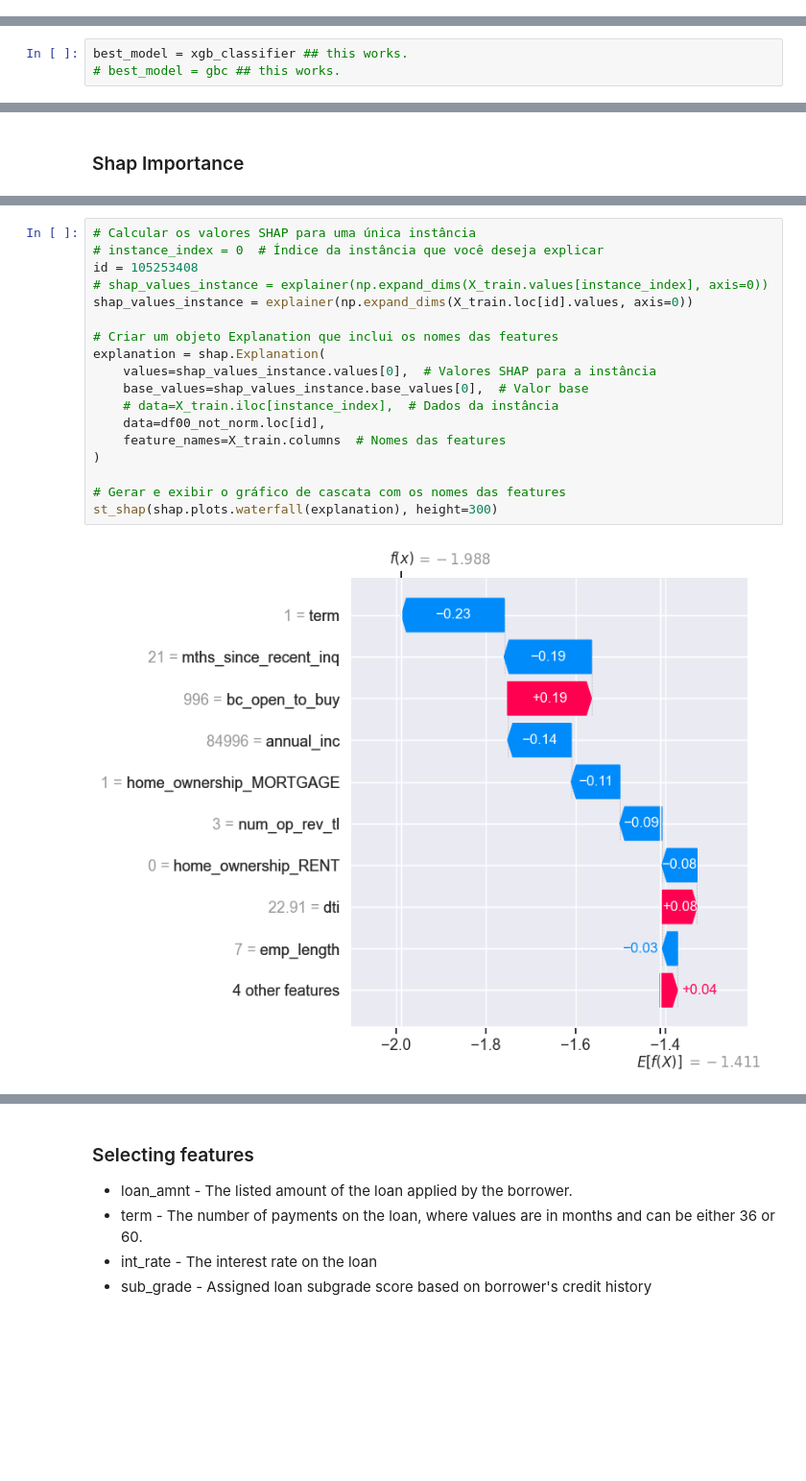
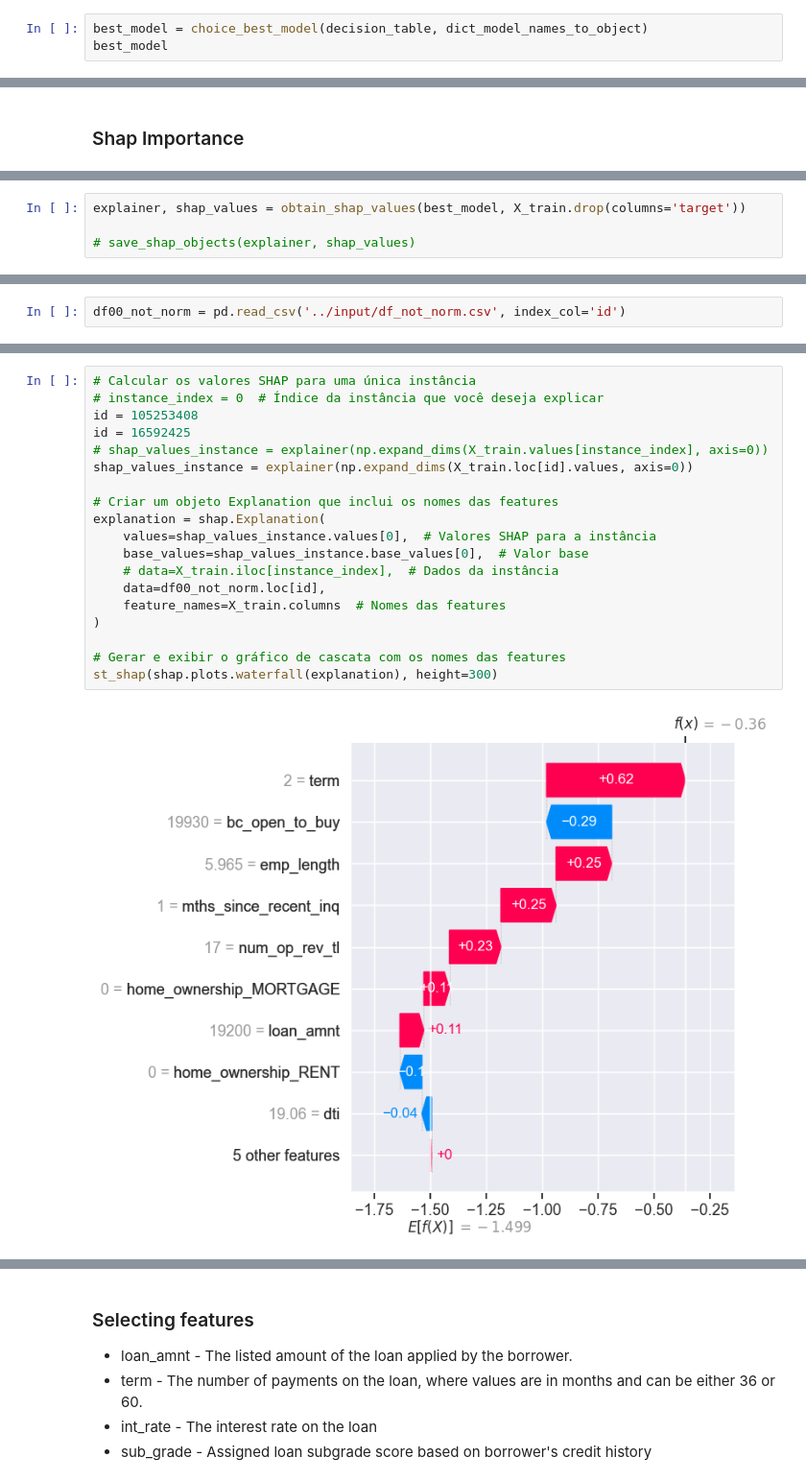
Before and after one commit to rodrafanas/credit_score_project, a Jupyter notebook: notebook/04_EVALUATION.ipynb, the cells around one changed output, grey strips where cells are left out. Shown: that part at 96% size. Cells and saved outputs as stored; diff of their text form; blank space fills up the shorter version.

```diff
--- a/notebook/04_EVALUATION.ipynb
+++ b/notebook/04_EVALUATION.ipynb
@@ -214,0 +580,3 @@ decision_table
+# %%
+best_model = choice_best_model(decision_table, dict_model_names_to_object)
+best_model
@@ -386,6 +602,3 @@ make_confusion_matrix_test(X_test,logreg, info='perc',threshold=0.210526)
-# %%
-best_model = xgb_classifier ## this works.
-# best_model = gbc ## this works.
 # %% [markdown]
 ## Adding results to Train, Val and Test dataframe
 # %%
@@ -468,0 +630,4 @@ DeltaGenerator()
+# %%
+explainer, shap_values = obtain_shap_values(best_model, X_train.drop(columns='target'))
+
+# save_shap_objects(explainer, shap_values)
@@ -477,0 +662,2 @@ X_train.head(2)
+# %%
+df00_not_norm = pd.read_csv('../input/df_not_norm.csv', index_col='id')
@@ -496,20 +702,21 @@ Name: 16592425, dtype: float64
 # %%
 # Calcular os valores SHAP para uma única instância
 # instance_index = 0  # Índice da instância que você deseja explicar
 id = 105253408
+id = 16592425
 # shap_values_instance = explainer(np.expand_dims(X_train.values[instance_index], axis=0))
 shap_values_instance = explainer(np.expand_dims(X_train.loc[id].values, axis=0))
 
 # Criar um objeto Explanation que inclui os nomes das features
 explanation = shap.Explanation(
     values=shap_values_instance.values[0],  # Valores SHAP para a instância
     base_values=shap_values_instance.base_values[0],  # Valor base
     # data=X_train.iloc[instance_index],  # Dados da instância
     data=df00_not_norm.loc[id],
     feature_names=X_train.columns  # Nomes das features
 )
 
 # Gerar e exibir o gráfico de cascata com os nomes das features
 st_shap(shap.plots.waterfall(explanation), height=300)
 # %% [output]
-[figure, old version]
+[figure, new version]
```
Also changed, not shown: parts of 104 cells of this notebook, 9 other files.
